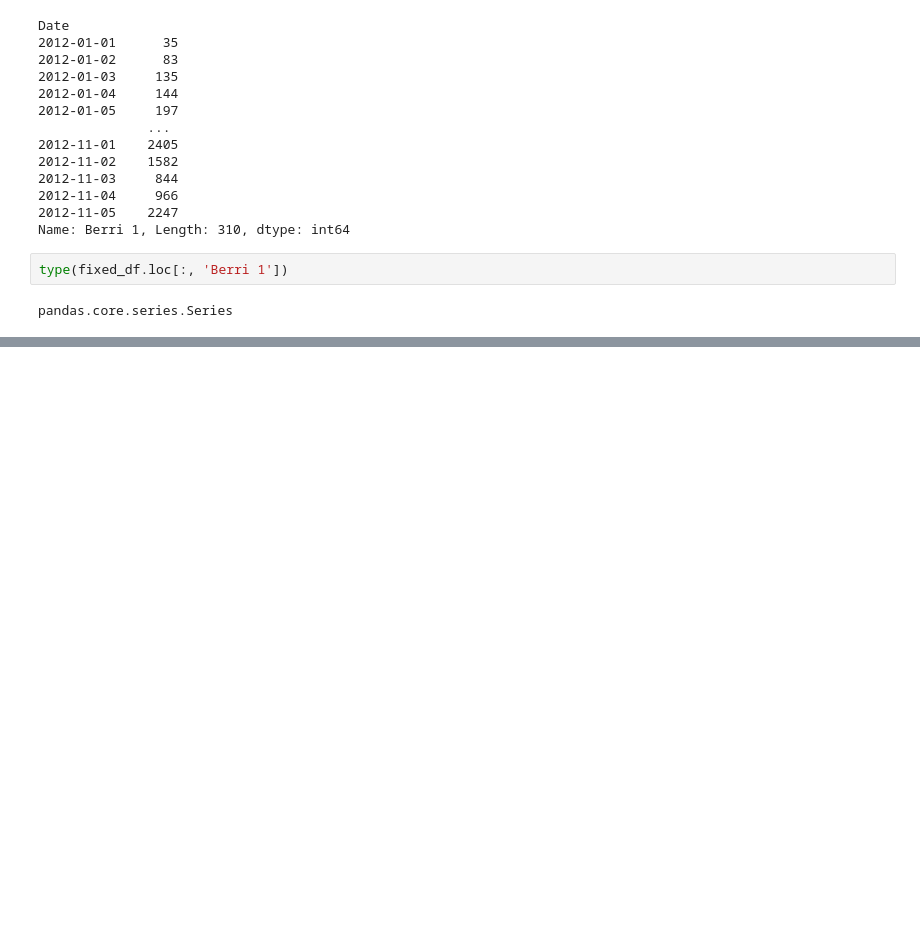
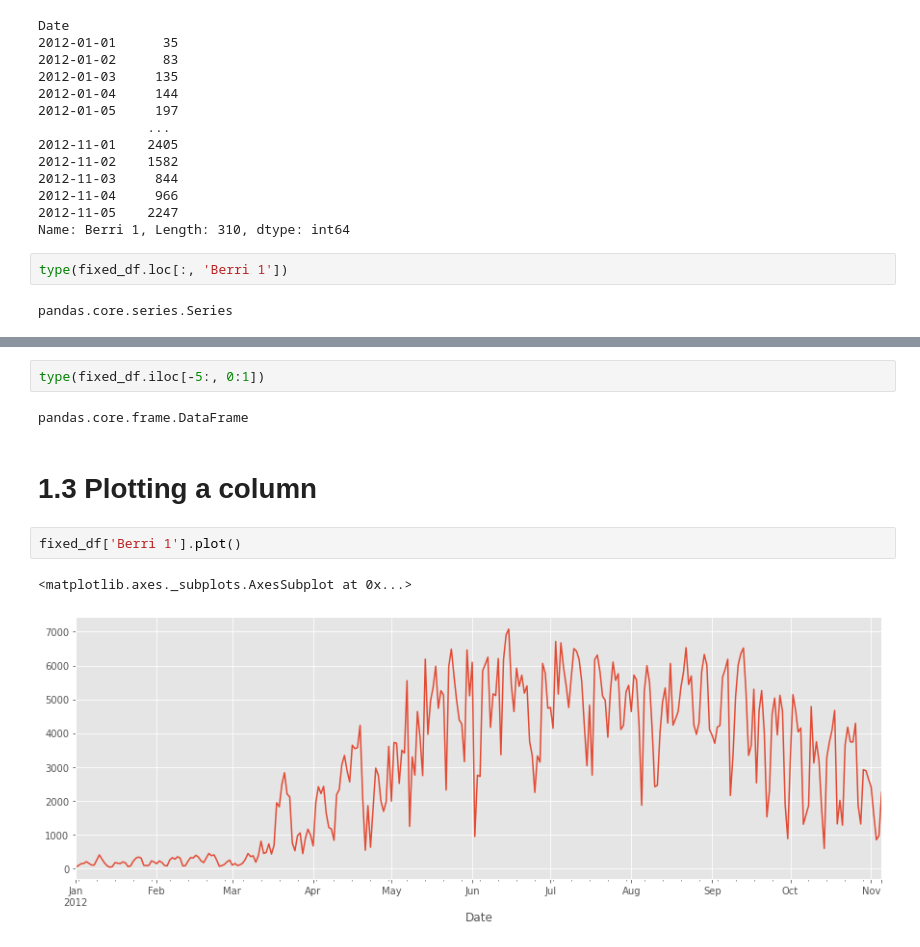
Before and after one commit to lifeisawavesorideit/99_LEARN_jvns_pandas-cookbook, a Jupyter notebook: Chapter01.ipynb, the cells around one changed output, grey strips where cells are left out. Saved outputs shown, nothing was run; the diff lists cells and outputs as text; blank space fills up the shorter version.

```diff
--- a/Chapter01.ipynb
+++ b/Chapter01.ipynb
@@ -93,0 +105,11 @@ pandas.core.series.Series
+# %%
+type(fixed_df.iloc[-5:, 0:1])
+# %% [output]
+pandas.core.frame.DataFrame
+# %% [markdown]
+# 1.3 Plotting a column
+# %%
+fixed_df['Berri 1'].plot()
+# %% [output]
+<matplotlib.axes._subplots.AxesSubplot at 0x...>
+[figure, added]
```
Also changed, not shown: parts of 4 cells of this notebook.
